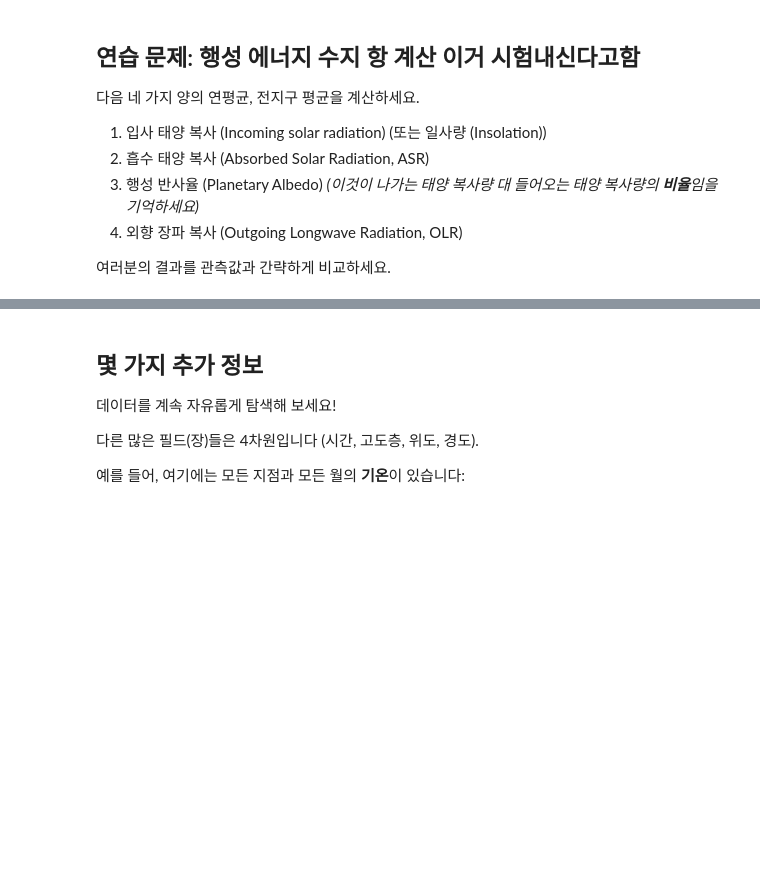
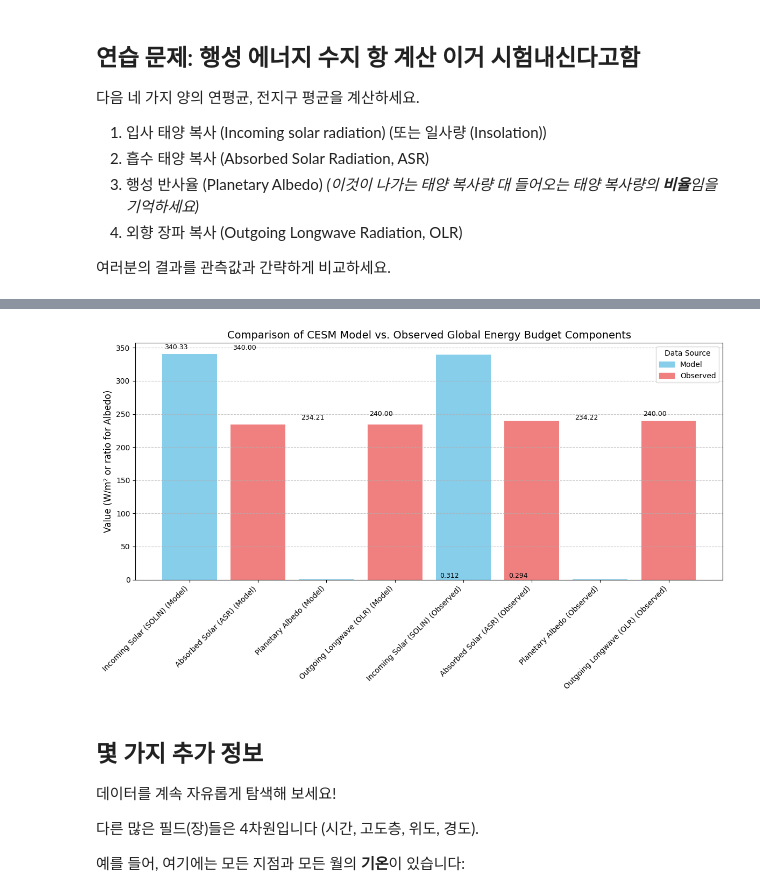
Before and after one commit to KIM-JAE-UNG/Climate_Dynamics, a Jupyter notebook: courseware_kor/introducing-cesm.ipynb, the cells around one changed output, grey strips where cells are left out. Cells and saved outputs as stored; diff of their text form; code cells hidden in the pictures; blank space fills up the shorter version.

```diff
--- a/courseware_kor/introducing-cesm.ipynb
+++ b/courseware_kor/introducing-cesm.ipynb
@@ -426,7 +426,7 @@ drive.mount('/content/drive')
 # %% [output]
 Drive already mounted at /content/drive; to attempt to forcibly remount, call drive.mount("/content/drive", force_remount=True).
 # %%
-gdrive_file_path = "/content/drive/MyDrive/기후역학 데이터/cpl_1850_f19.cam.h0.nc"
+gdrive_file_path = "/content/drive/MyDrive/testdata/cpl_1850_f19.cam.h0.nc"
 atm_control = xr.open_dataset(gdrive_file_path, decode_times=False)
 atm_control
 # %% [output]
@@ -749,3 +814,60 @@ Attributes:
+# %%
+import matplotlib.pyplot as plt
+import pandas as pd
+
+# Calculate all values again to ensure they are available
+insolation_global_mean = (atm_control.SOLIN * weight_factor).mean(dim=('time', 'lon', 'lat')).item()
+asr_global_mean = (atm_control.FSNT * weight_factor).mean(dim=('time', 'lon', 'lat')).item()
+reflected_solar_radiation = insolation_global_mean - asr_global_mean
+planetary_albedo = reflected_solar_radiation / insolation_global_mean
+olr_global_mean = (atm_control.FLNT * weight_factor).mean(dim=('time', 'lon', 'lat')).item()
+
+# Observed values from the provided image (approximate)
+observed_insolation = 340.0
+observed_asr = 240.0
+observed_reflected = 100.0 # From 340 total, 240 absorbed, so 100 reflected
+observed_albedo = observed_reflected / observed_insolation # 100 / 340 = ~0.294
+observed_olr = 240.0
+
+# Prepare data for plotting
+data = {
+    'Component': ['Incoming Solar (SOLIN)', 'Absorbed Solar (ASR)', 'Planetary Albedo', 'Outgoing Longwave (OLR)'],
+    'Model': [insolation_global_mean, asr_global_mean, planetary_albedo, olr_global_mean],
+    'Observed': [observed_insolation, observed_asr, observed_albedo, observed_olr]
+}
+df_plot = pd.DataFrame(data)
+
+# For easier plotting, melt the DataFrame
+df_melted = df_plot.melt(id_vars='Component', var_name='Source', value_name='Value')
+
+# Create the bar plot
+plt.figure(figsize=(12, 7))
+barplot = plt.bar(df_melted['Component'] + ' (' + df_melted['Source'] + ')', df_melted['Value'], color=['skyblue', 'lightcoral', 'skyblue', 'lightcoral', 'skyblue', 'lightcoral', 'skyblue', 'lightcoral'])
+
+# Add values on top of the bars for numerical components (SOLIN, ASR, OLR)
+for i, (component, model_val, obs_val) in enumerate(zip(df_plot['Component'], df_plot['Model'], df_plot['Observed'])):
+    if component != 'Planetary Albedo': # Albedo is a ratio, plot directly
+        plt.text(i*2 - 0.2, model_val + 5, f'{model_val:.2f}', ha='center', va='bottom', fontsize=9)
+        plt.text(i*2 + 0.8, obs_val + 5, f'{obs_val:.2f}', ha='center', va='bottom', fontsize=9)
+    else: # For Albedo, ensure two bars are labeled correctly
+        plt.text(i*2 - 0.2, model_val + 0.01, f'{model_val:.3f}', ha='center', va='bottom', fontsize=9)
+        plt.text(i*2 + 0.8, obs_val + 0.01, f'{obs_val:.3f}', ha='center', va='bottom', fontsize=9)
+
+# Re-create legend handles and labels manually for clarity
+legend_labels = ['Model', 'Observed']
+legend_colors = ['skyblue', 'lightcoral']
+legend_handles = [plt.Rectangle((0,0),1,1, color=color) for color in legend_colors]
+plt.legend(legend_handles, legend_labels, title='Data Source')
+
+
+plt.title('Comparison of CESM Model vs. Observed Global Energy Budget Components', fontsize=14)
+plt.ylabel('Value (W/m² or ratio for Albedo)', fontsize=12)
+plt.xticks(rotation=45, ha='right', fontsize=10)
+plt.grid(axis='y', linestyle='--', alpha=0.7)
+plt.tight_layout()
+plt.show()
+# %% [output]
+[figure, added]
 # %% [markdown]
 ## 몇 가지 추가 정보
 
```
Also changed, not shown: parts of 3 cells of this notebook.
